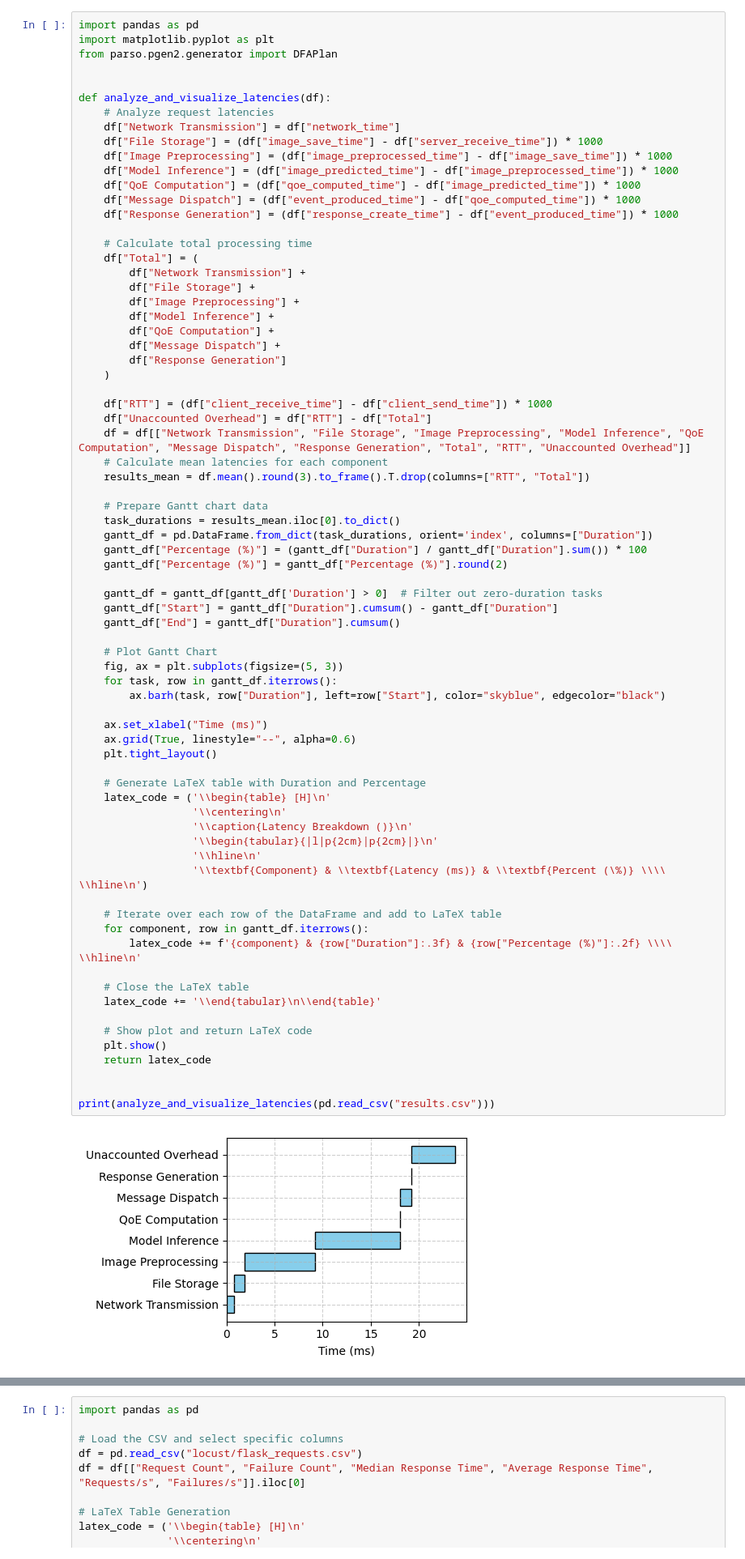
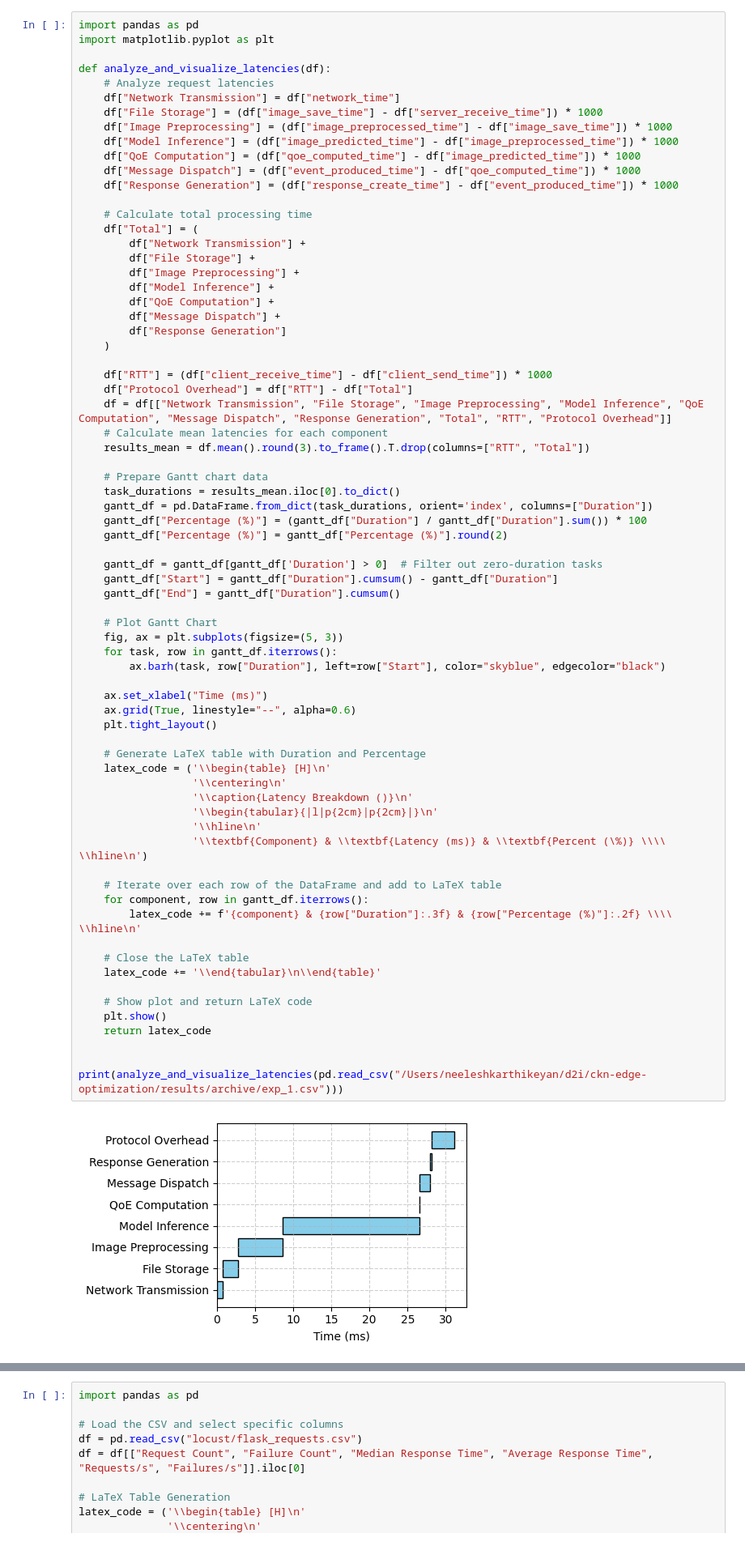
Before and after one commit to Data-to-Insight-Center/ckn-edge-optimization, a Jupyter notebook: results/analysis.ipynb, the cells around one changed output, grey strips where cells are left out. Shown at 81% size. Saved outputs shown, nothing was run; the diff lists cells and outputs as text.

```diff
--- a/results/analysis.ipynb
+++ b/results/analysis.ipynb
@@ -1,8 +1,6 @@
 # %%
 import pandas as pd
 import matplotlib.pyplot as plt
-from parso.pgen2.generator import DFAPlan
-
 
 def analyze_and_visualize_latencies(df):
     # Analyze request latencies
@@ -26,8 +24,8 @@ def analyze_and_visualize_latencies(df):
     )
 
     df["RTT"] = (df["client_receive_time"] - df["client_send_time"]) * 1000
-    df["Unaccounted Overhead"] = df["RTT"] - df["Total"]
-    df = df[["Network Transmission", "File Storage", "Image Preprocessing", "Model Inference", "QoE Computation", "Message Dispatch", "Response Generation", "Total", "RTT", "Unaccounted Overhead"]]
+    df["Protocol Overhead"] = df["RTT"] - df["Total"]
+    df = df[["Network Transmission", "File Storage", "Image Preprocessing", "Model Inference", "QoE Computation", "Message Dispatch", "Response Generation", "Total", "RTT", "Protocol Overhead"]]
     # Calculate mean latencies for each component
     results_mean = df.mean().round(3).to_frame().T.drop(columns=["RTT", "Total"])
 
@@ -44,35 +42,35 @@ def analyze_and_visualize_latencies(df):
     # Plot Gantt Chart
     fig, ax = plt.subplots(figsize=(5, 3))
     for task, row in gantt_df.iterrows():
         ax.barh(task, row["Duration"], left=row["Start"], color="skyblue", edgecolor="black")
 
     ax.set_xlabel("Time (ms)")
     ax.grid(True, linestyle="--", alpha=0.6)
     plt.tight_layout()
 
     # Generate LaTeX table with Duration and Percentage
     latex_code = ('\\begin{table} [H]\n'
                   '\\centering\n'
                   '\\caption{Latency Breakdown ()}\n'
                   '\\begin{tabular}{|l|p{2cm}|p{2cm}|}\n'
                   '\\hline\n'
                   '\\textbf{Component} & \\textbf{Latency (ms)} & \\textbf{Percent (\%)} \\\\ \\hline\n')
 
     # Iterate over each row of the DataFrame and add to LaTeX table
     for component, row in gantt_df.iterrows():
         latex_code += f'{component} & {row["Duration"]:.3f} & {row["Percentage (%)"]:.2f} \\\\ \\hline\n'
 
     # Close the LaTeX table
     latex_code += '\\end{tabular}\n\\end{table}'
 
     # Show plot and return LaTeX code
     plt.show()
     return latex_code
 
 
-print(analyze_and_visualize_latencies(pd.read_csv("results.csv")))
+print(analyze_and_visualize_latencies(pd.read_csv("/Users/neeleshkarthikeyan/d2i/ckn-edge-optimization/results/archive/exp_1.csv")))
 # %% [output]
-[figure, old version]
+[figure, new version]
 \begin{table} [H]
 \centering
 \caption{Latency Breakdown ()}
```
Also changed, not shown: parts of 1 cell of this notebook, 3 other files.
